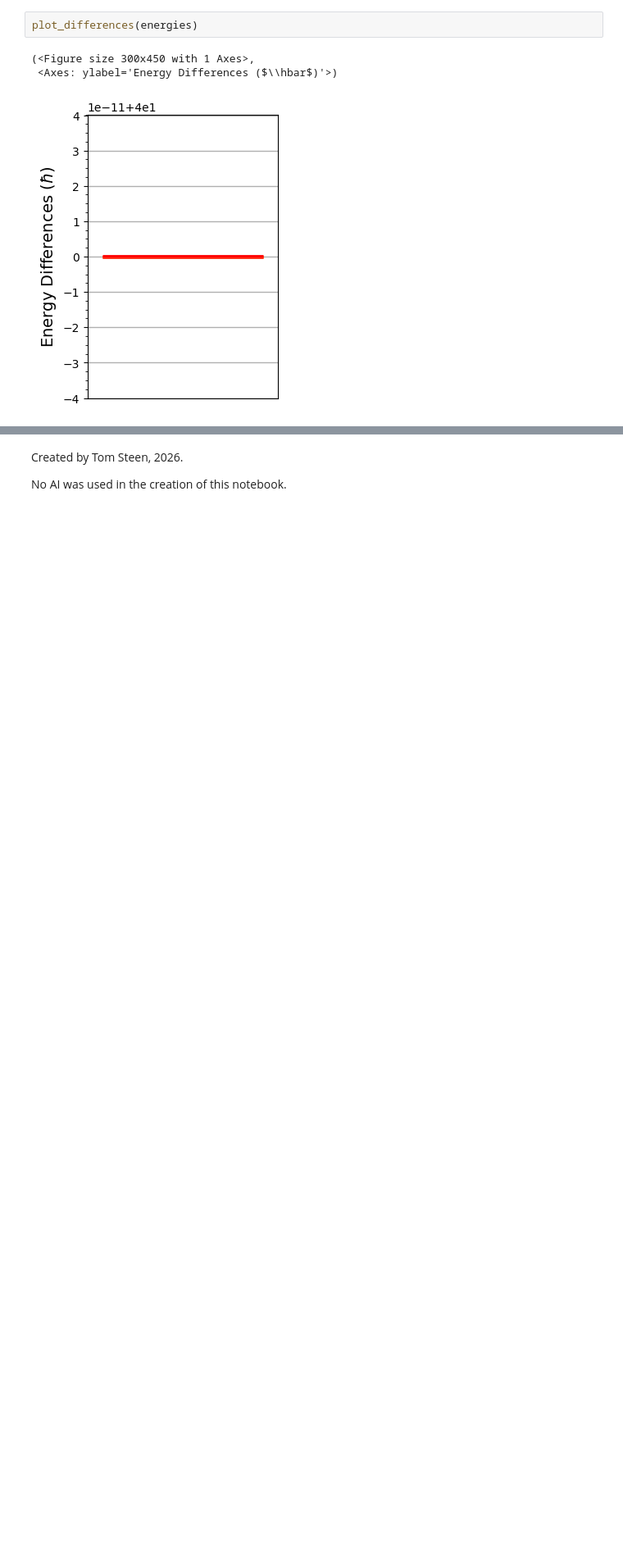
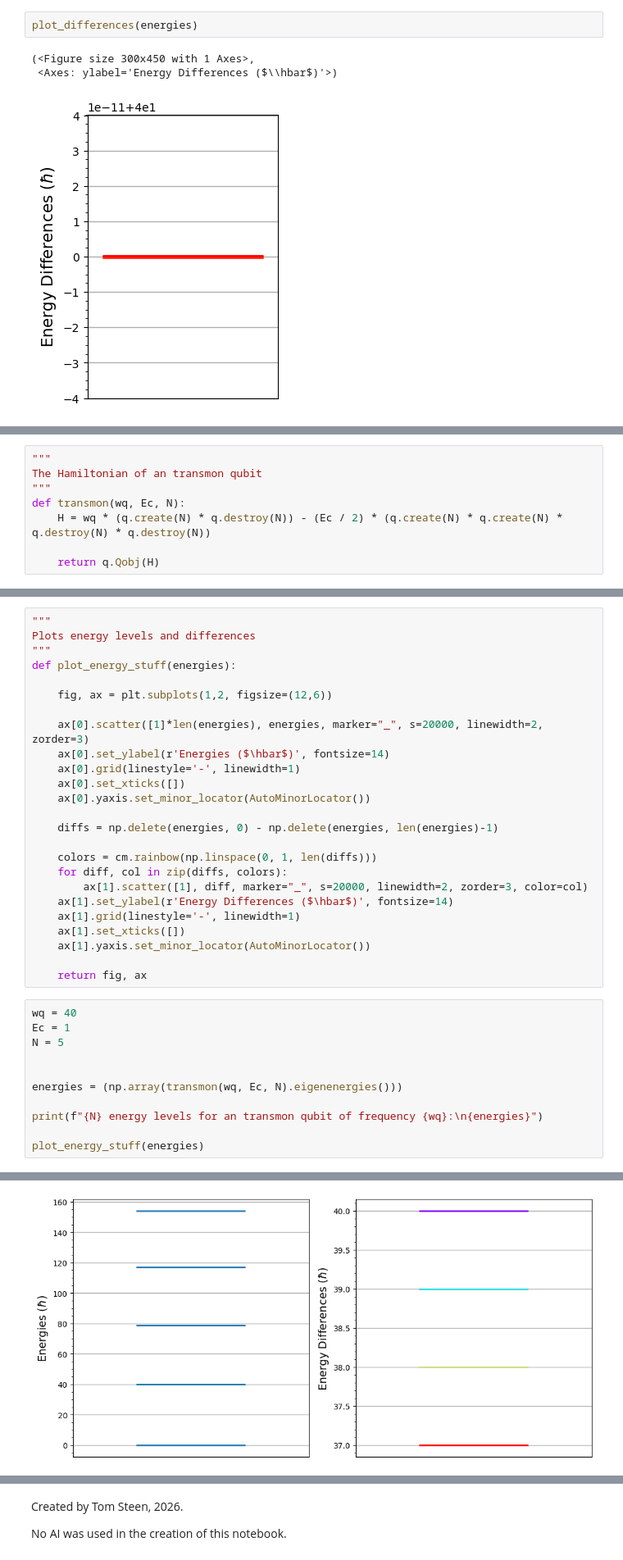
Before and after one commit to Khosmos3/Superconducting-Qubits, a Jupyter notebook: superconducting.ipynb, the cells around one changed output, grey strips where cells are left out. Shown at 82% size. Drawn from its saved outputs; the diff is of its cells as text; blank space fills up the shorter version.

Commit message:
transmon stuff and experimentation

```diff
--- a/superconducting.ipynb
+++ b/superconducting.ipynb
@@ -123,0 +131,8 @@ As we expect, all of the energy levels have the same differences from each other
+# %%
+"""
+The Hamiltonian of an transmon qubit
+"""
+def transmon(wq, Ec, N):
+    H = wq * (q.create(N) * q.destroy(N)) - (Ec / 2) * (q.create(N) * q.create(N) * q.destroy(N) * q.destroy(N))
+
+    return q.Qobj(H)
@@ -123,0 +141,37 @@ As we expect, all of the energy levels have the same differences from each other
+# %%
+"""
+Plots energy levels and differences
+"""
+def plot_energy_stuff(energies):
+
+    fig, ax = plt.subplots(1,2, figsize=(12,6))
+
+    ax[0].scatter([1]*len(energies), energies, marker="_", s=20000, linewidth=2, zorder=3)
+    ax[0].set_ylabel(r'Energies ($\hbar$)', fontsize=14)
+    ax[0].grid(linestyle='-', linewidth=1)
+    ax[0].set_xticks([])
+    ax[0].yaxis.set_minor_locator(AutoMinorLocator())
+
+    diffs = np.delete(energies, 0) - np.delete(energies, len(energies)-1)
+
+    colors = cm.rainbow(np.linspace(0, 1, len(diffs)))
+    for diff, col in zip(diffs, colors):
+        ax[1].scatter([1], diff, marker="_", s=20000, linewidth=2, zorder=3, color=col)
+    ax[1].set_ylabel(r'Energy Differences ($\hbar$)', fontsize=14)
+    ax[1].grid(linestyle='-', linewidth=1)
+    ax[1].set_xticks([])
+    ax[1].yaxis.set_minor_locator(AutoMinorLocator())
+
+    return fig, ax
+# %%
+wq = 40
+Ec = 1
+N = 5
+
+
+energies = (np.array(transmon(wq, Ec, N).eigenenergies()))
+
+print(f"{N} energy levels for an transmon qubit of frequency {wq}:\n{energies}")
+
+plot_energy_stuff(energies)
+# %% [output]
@@ -123,0 +183 @@ As we expect, all of the energy levels have the same differences from each other
+[figure, added]
```
Also changed, not shown: parts of 12 cells of this notebook.
